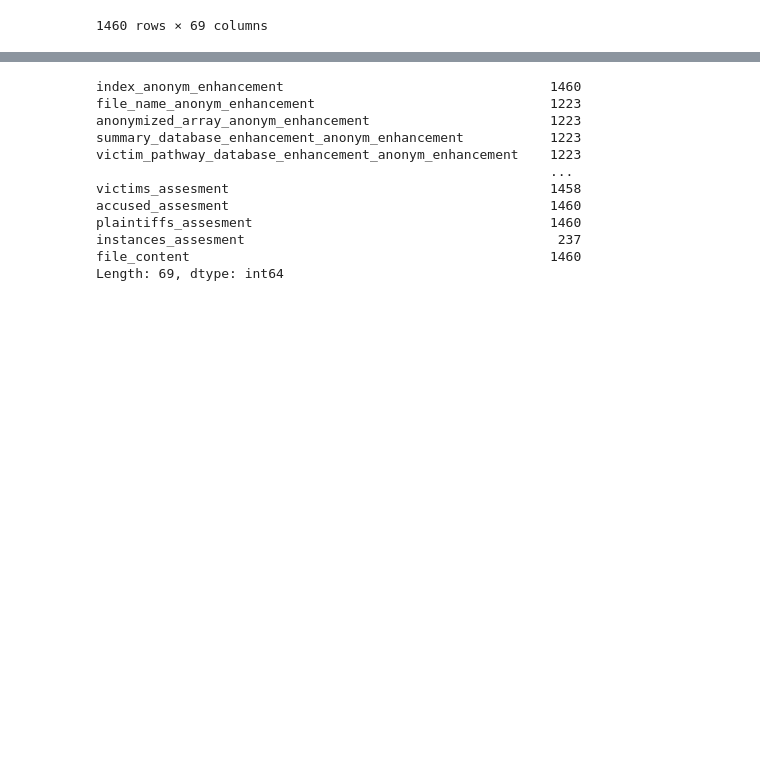
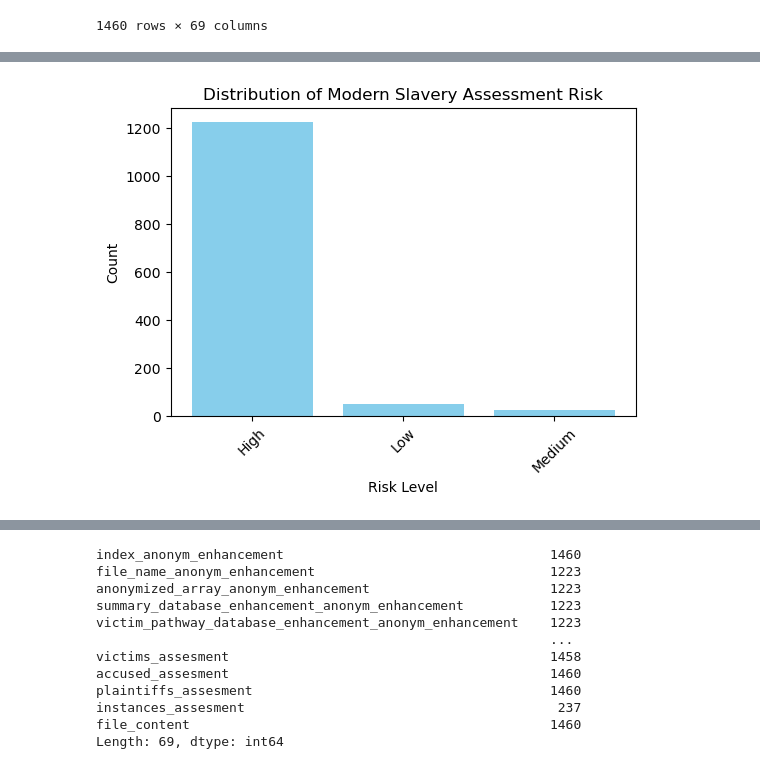
Before and after one commit to GhadaElhusseini/MLDT_Project, a Jupyter notebook: MLDT_Data.ipynb, the cells around one changed output, grey strips where cells are left out. Saved outputs shown, nothing was run; the diff lists cells and outputs as text; code cells hidden in the pictures; blank space fills up the shorter version.

```diff
--- a/MLDT_Data.ipynb
+++ b/MLDT_Data.ipynb
@@ -5,5 +7,5 @@ from sqlalchemy.dialects.mssql.information_schema import columns
 # %%
-df = pd.read_pickle("/Users/ghadaelhusseini/Documents/Kassel University Masters /Semester 5/ML in the context of DT/Slavery_Court/modern_slavery_COURT.pkl")
+df = pd.read_pickle('/Users/ghadaelhusseini/Documents/Kassel University Masters /Semester 5/ML in the context of DT/modern_slavery_COURT.pkl')
 # %%
 df
 # %% [output]
@@ -38,3 +96,18 @@ Name: industry_domain_tathergang_attributes, Length: 1460, dtype: object
+# %%
+import matplotlib.pyplot as plt
+
+counts = df["modern_slavery_assessment_tathergang_risk"].value_counts()
+
+plt.figure(figsize=(6,4))
+plt.bar(counts.index, counts.values, color='skyblue')
+
+plt.title("Distribution of Modern Slavery Assessment Risk")
+plt.xlabel("Risk Level")
+plt.ylabel("Count")
+plt.xticks(rotation=45)
+plt.show()
+# %% [output]
+[figure, added]
 # %%
 df.head()
 # %% [output]
```
Also changed, not shown: parts of 18 cells of this notebook, 1 other file.
